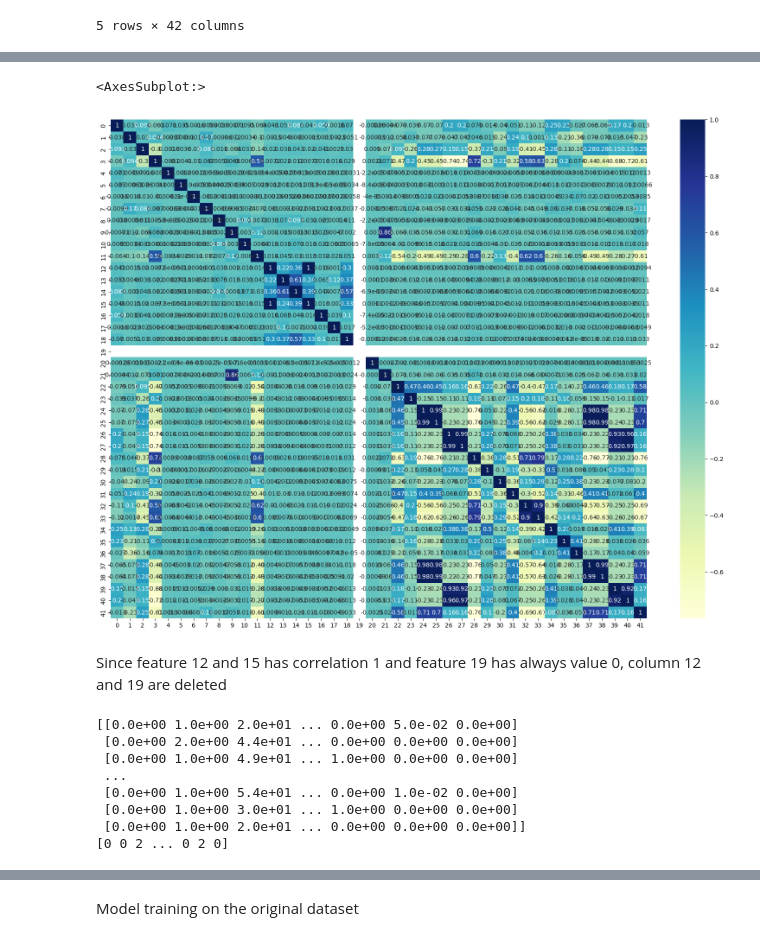
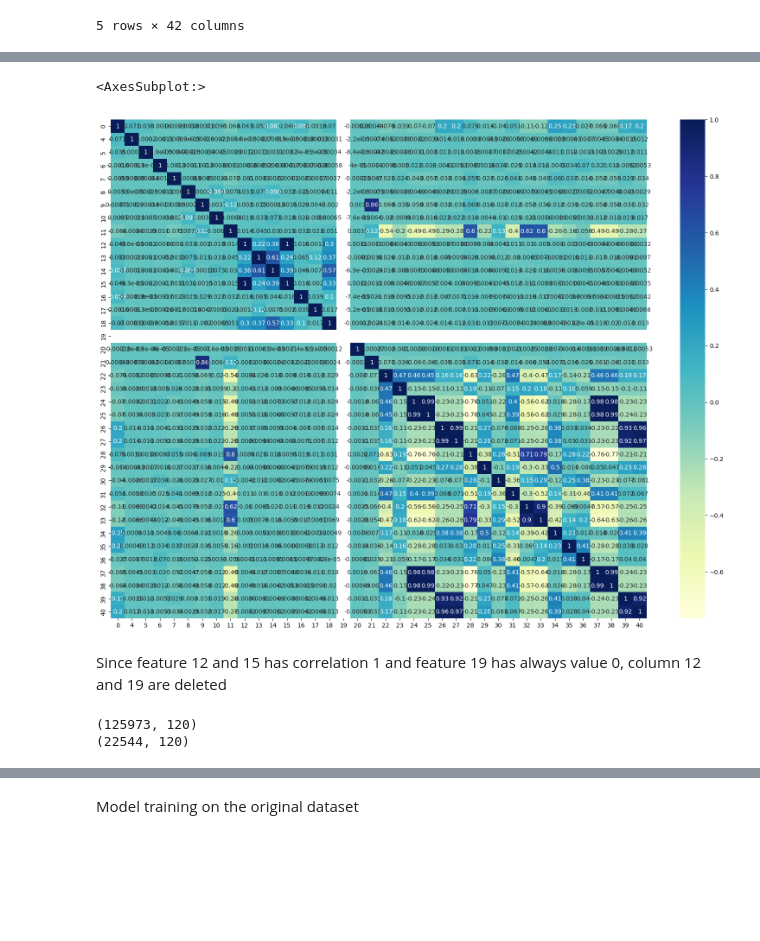
Before and after one commit to NicolaP00/Cybersecurity_model, a Jupyter notebook: Cyber.ipynb, the cells around one changed output, grey strips where cells are left out. Cells and saved outputs as stored; diff of their text form; code cells hidden in the pictures; blank space fills up the shorter version.

```diff
--- a/Cyber.ipynb
+++ b/Cyber.ipynb
@@ -112,8 +112,8 @@ Current work directory: c:\Users\utente\Desktop\Università\Artificial Intellige
 Extracting all files from the ZIP archive... (it may take a while...)
 Extraction completed!
 # %%
-df_train = pd.read_csv(str(dataset_folder)+'/KDDTrain+.txt',header=None)
-df_test = pd.read_csv(str(dataset_folder)+'/KDDTest+.txt',header=None)
+df_train = pd.read_csv(str(dataset_folder)+'/KDDTrain+.txt',header=None,names=[str(i) for i in range(43)])
+df_test = pd.read_csv(str(dataset_folder)+'/KDDTest+.txt',header=None,names=[str(i) for i in range(43)])
 df_train = df_train.iloc[:, :-1]
 df_test = df_test.iloc[:, :-1]
 df_train.head()
@@ -139,13 +139,2 @@ df_test[41] = df_test[41].replace(['ftp_write', 'guess_passwd', 'imap', 'multiho
 df_train.head()
 errors={0:'normal',1:'probe',2:'DoS',3:'U2R',4:'R2L'}
-# %%
-labelencoder_x_1 = LabelEncoder()
-labelencoder_x_2 = LabelEncoder()
-labelencoder_x_3 = LabelEncoder()
-df_train[1] = labelencoder_x_1.fit_transform(df_train[1])
-df_train[2] = labelencoder_x_2.fit_transform(df_train[2])
-df_train[3] = labelencoder_x_3.fit_transform(df_train[3])
-df_test[1] = labelencoder_x_1.fit_transform(df_test[1])
-df_test[2] = labelencoder_x_2.fit_transform(df_test[2])
-df_test[3] = labelencoder_x_3.fit_transform(df_test[3])
-df_train.head()
@@ -159,0 +141,27 @@ df_train.head()
+# %%
+scaler = MinMaxScaler()
+for i in [str(k) for k in range(41) if k!=1 and k!=2 and k!=3]:
+    df_train[[i]] = scaler.fit_transform(df_train[[i]])
+    df_test[[i]]=scaler.transform(df_test[[i]])
+# %%
+for i in ['1','2','3']:
+    columns_to_encode=[i]
+    categorical_transformer = OneHotEncoder(handle_unknown="ignore", sparse=False)
+    encoded_columns = categorical_transformer.fit_transform(df_train[columns_to_encode])
+    new_columns = df_train[i].unique()
+    encoded_df = pd.DataFrame(encoded_columns, columns=new_columns, index=df_train.index)
+    df_train[new_columns] = encoded_df
+    df_train = df_train.drop(columns=columns_to_encode)
+
+    encoded_columns = categorical_transformer.transform(df_test[columns_to_encode])
+    encoded_df = pd.DataFrame(encoded_columns, columns=new_columns, index=df_test.index)
+    df_test[new_columns] = encoded_df
+    df_test = df_test.drop(columns=columns_to_encode)
+
+colonna_41 = df_train.pop('41')
+df_train['y'] = colonna_41
+colonna_41 = df_test.pop('41')
+df_test['y'] = colonna_41
+
+
+df_train.head()
@@ -160,11 +176,11 @@ df_train.head()
 # %%
-corr = df_train[df_train.columns].corr()                                             # CORRELATION MATRIX
+corr = df_train[[str(i) for i in range(41) if i!=1 and i!=2 and i!=3]].corr()                                             # CORRELATION MATRIX
 
 plt.figure(figsize=(20, 15))
 sns.heatmap(corr, cmap="YlGnBu", annot=True)
 # %% [output]
 <AxesSubplot:>
-[figure, old version]
+[figure, new version]
 # %% [markdown]
 Since feature 12 and 15 has correlation 1 and feature 19 has always value 0, column 12 and 19 are deleted
 # %%
@@ -175,17 +191,11 @@ x_train = df_train.iloc[:,:-1].values
 y_train = df_train.iloc[:, -1].values
 x_test = df_test.iloc[:,:-1].values
 y_test = df_test.iloc[:, -1].values
-print(x_train)
-print(y_train)
+print(x_train.shape)
+print(x_test.shape)
 # %% [output]
-[[0.0e+00 1.0e+00 2.0e+01 ... 0.0e+00 5.0e-02 0.0e+00]
- [0.0e+00 2.0e+00 4.4e+01 ... 0.0e+00 0.0e+00 0.0e+00]
- [0.0e+00 1.0e+00 4.9e+01 ... 1.0e+00 0.0e+00 0.0e+00]
- ...
- [0.0e+00 1.0e+00 5.4e+01 ... 0.0e+00 1.0e-02 0.0e+00]
- [0.0e+00 1.0e+00 3.0e+01 ... 1.0e+00 0.0e+00 0.0e+00]
- [0.0e+00 1.0e+00 2.0e+01 ... 0.0e+00 0.0e+00 0.0e+00]]
-[0 0 2 ... 0 2 0]
+(125973, 120)
+(22544, 120)
 # %%
 pca = PCA(n_components=2)
 
```
Also changed, not shown: parts of 10 cells of this notebook.
